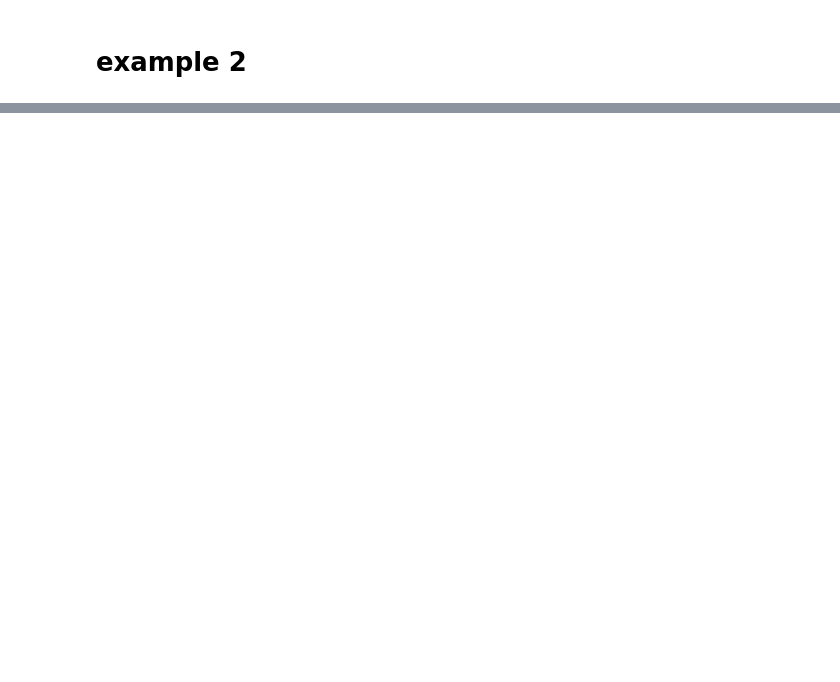
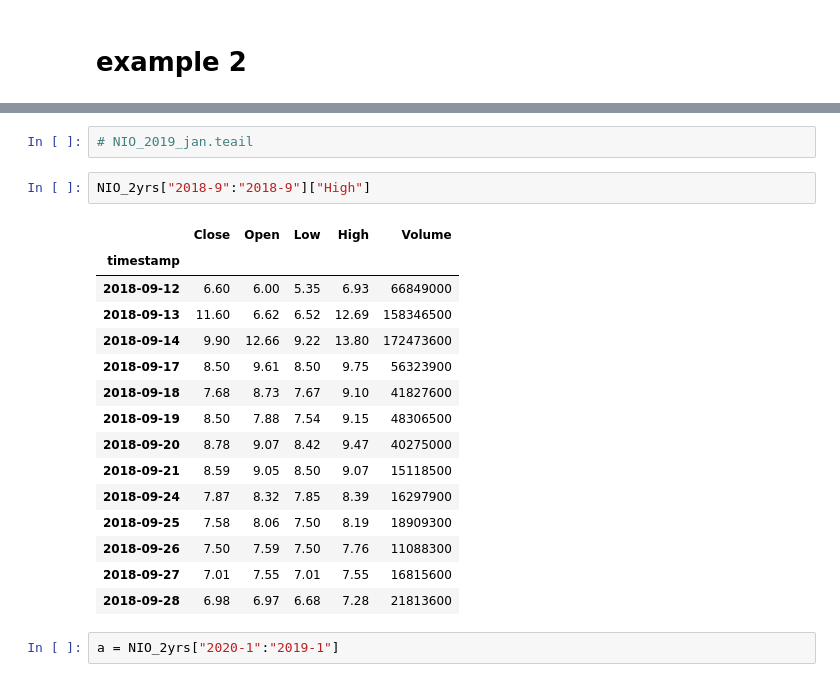
Before and after one commit to khal33d-hub/STOCK-MARKET-PRICES-PREDICTION, a Jupyter notebook: Nio Analysis/NIO_Analysis.ipynb, the cells around one changed output, grey strips where cells are left out. Drawn from its saved outputs; the diff is of its cells as text; blank space fills up the shorter version.

```diff
--- a/Nio Analysis/NIO_Analysis.ipynb
+++ b/Nio Analysis/NIO_Analysis.ipynb
@@ -111,3 +127,25 @@ NIO_2019_jan_1 = NIO_2yrs["2019-1":"2019-1"]
+# %%
+# NIO_2019_jan.teail
+# %%
+NIO_2yrs["2018-9":"2018-9"]["High"]
+# %% [output]
+|  | Close | Open | Low | High | Volume |
+| timestamp |  |  |  |  |  |
+| 2018-09-12 | 6.60 | 6.00 | 5.35 | 6.93 | 66849000 |
+| 2018-09-13 | 11.60 | 6.62 | 6.52 | 12.69 | 158346500 |
+| 2018-09-14 | 9.90 | 12.66 | 9.22 | 13.80 | 172473600 |
+| 2018-09-17 | 8.50 | 9.61 | 8.50 | 9.75 | 56323900 |
+| 2018-09-18 | 7.68 | 8.73 | 7.67 | 9.10 | 41827600 |
+| 2018-09-19 | 8.50 | 7.88 | 7.54 | 9.15 | 48306500 |
+| 2018-09-20 | 8.78 | 9.07 | 8.42 | 9.47 | 40275000 |
+| 2018-09-21 | 8.59 | 9.05 | 8.50 | 9.07 | 15118500 |
+| 2018-09-24 | 7.87 | 8.32 | 7.85 | 8.39 | 16297900 |
+| 2018-09-25 | 7.58 | 8.06 | 7.50 | 8.19 | 18909300 |
+| 2018-09-26 | 7.50 | 7.59 | 7.50 | 7.76 | 11088300 |
+| 2018-09-27 | 7.01 | 7.55 | 7.01 | 7.55 | 16815600 |
+| 2018-09-28 | 6.98 | 6.97 | 6.68 | 7.28 | 21813600 |
+# %%
+a = NIO_2yrs["2020-1":"2019-1"]
 # %%
 # plotting a graph of whole of January 2019's Open and Close price in the same graph
 # this matplotlib code syntax isnt common, pls use another code syntax if youre not comfortable with this one
```
Also changed, not shown: parts of 12 cells of this notebook, 36 other files.
